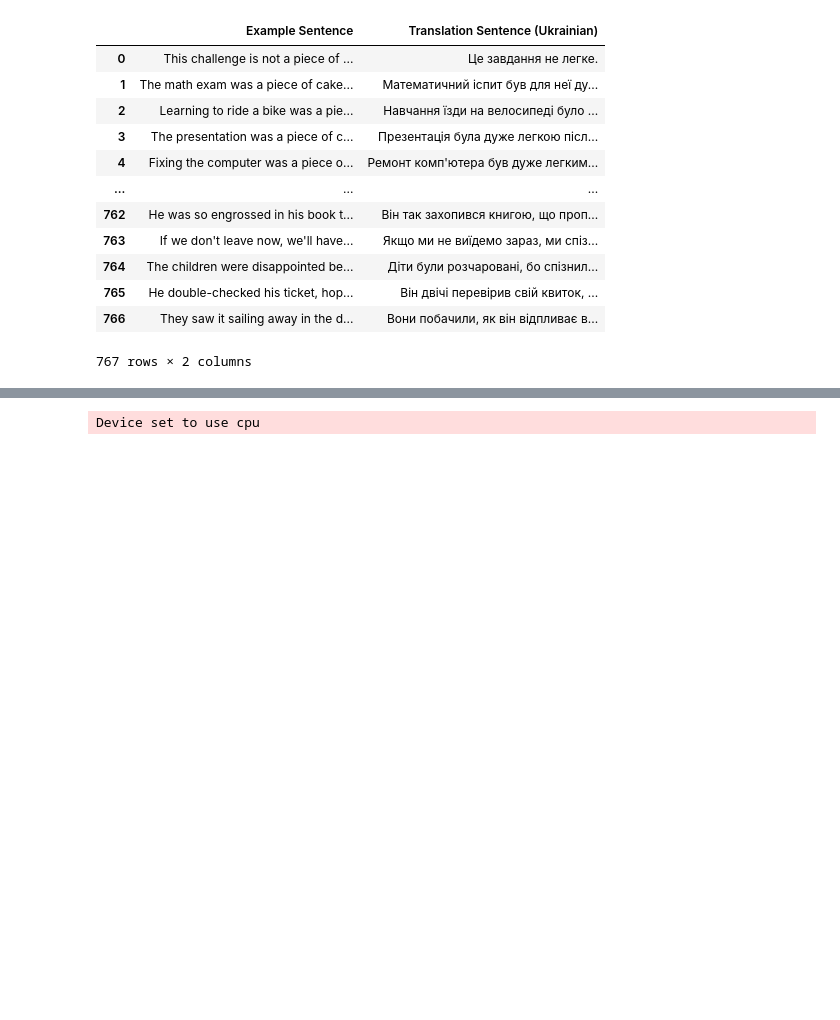
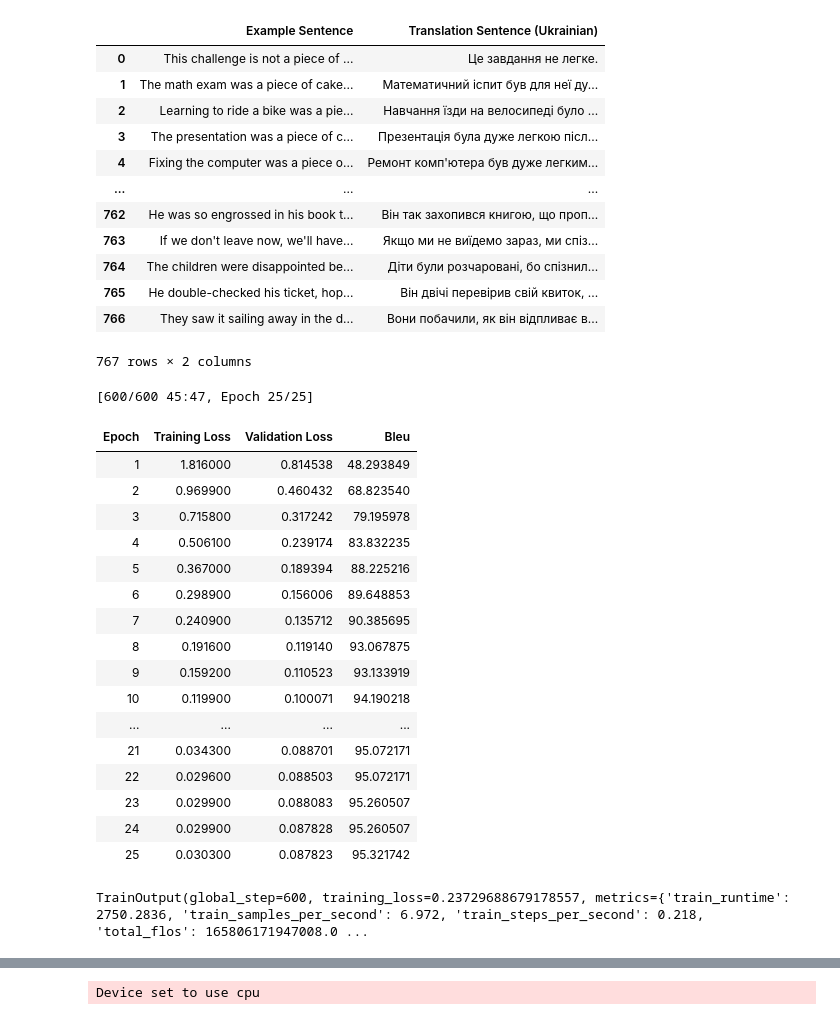
Before and after one commit to VladPaliychuk/VisTranslator, a Jupyter notebook: Fine-tuning/idiom_training_en_uk.ipynb, the cells around one changed output, grey strips where cells are left out. Drawn from its saved outputs; the diff is of its cells as text; code cells hidden in the pictures; blank space fills up the shorter version.

```diff
--- a/Fine-tuning/idiom_training_en_uk.ipynb
+++ b/Fine-tuning/idiom_training_en_uk.ipynb
@@ -90,0 +126,45 @@ class TranslationDataset(Dataset):
+# %%
+training_args = Seq2SeqTrainingArguments(
+    output_dir="./results",
+    save_strategy="epoch",
+    eval_strategy="epoch",
+    learning_rate=3e-5,
+    per_device_train_batch_size=32,
+    per_device_eval_batch_size=32,
+    num_train_epochs=25,
+    weight_decay=0.01,
+    logging_dir="./logs",
+    logging_steps=15,
+)
+training_args.generation_config = None
+trainer = Seq2SeqTrainer(
+    model=model,
+    args=training_args,
+    train_dataset=dataset,
+    eval_dataset=test_dataset,
+    tokenizer=tokenizer,
+    data_collator=data_collator,
+    compute_metrics=compute_metrics,
+)
+training_args.predict_with_generate = True
+trainer.train()
+# %% [output]
+[600/600 45:47, Epoch 25/25]
+| Epoch | Training Loss | Validation Loss | Bleu |
+| 1 | 1.816000 | 0.814538 | 48.293849 |
+| 2 | 0.969900 | 0.460432 | 68.823540 |
+| 3 | 0.715800 | 0.317242 | 79.195978 |
+| 4 | 0.506100 | 0.239174 | 83.832235 |
+| 5 | 0.367000 | 0.189394 | 88.225216 |
+| 6 | 0.298900 | 0.156006 | 89.648853 |
+| 7 | 0.240900 | 0.135712 | 90.385695 |
+| 8 | 0.191600 | 0.119140 | 93.067875 |
+| 9 | 0.159200 | 0.110523 | 93.133919 |
+| 10 | 0.119900 | 0.100071 | 94.190218 |
+| ... | ... | ... | ... |
+| 21 | 0.034300 | 0.088701 | 95.072171 |
+| 22 | 0.029600 | 0.088503 | 95.072171 |
+| 23 | 0.029900 | 0.088083 | 95.260507 |
+| 24 | 0.029900 | 0.087828 | 95.260507 |
+| 25 | 0.030300 | 0.087823 | 95.321742 |
+TrainOutput(global_step=600, training_loss=0.23729688679178557, metrics={'train_runtime': 2750.2836, 'train_samples_per_second': 6.972, 'train_steps_per_second': 0.218, 'total_flos': 165806171947008.0 ...
```
Also changed, not shown: parts of 8 cells of this notebook, 4 other files.
